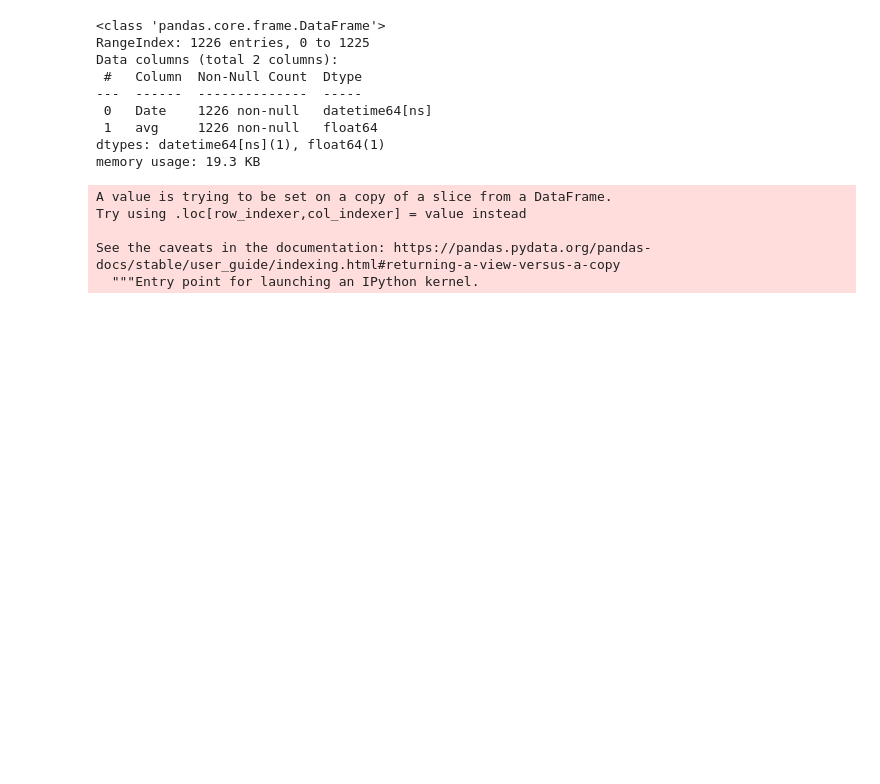
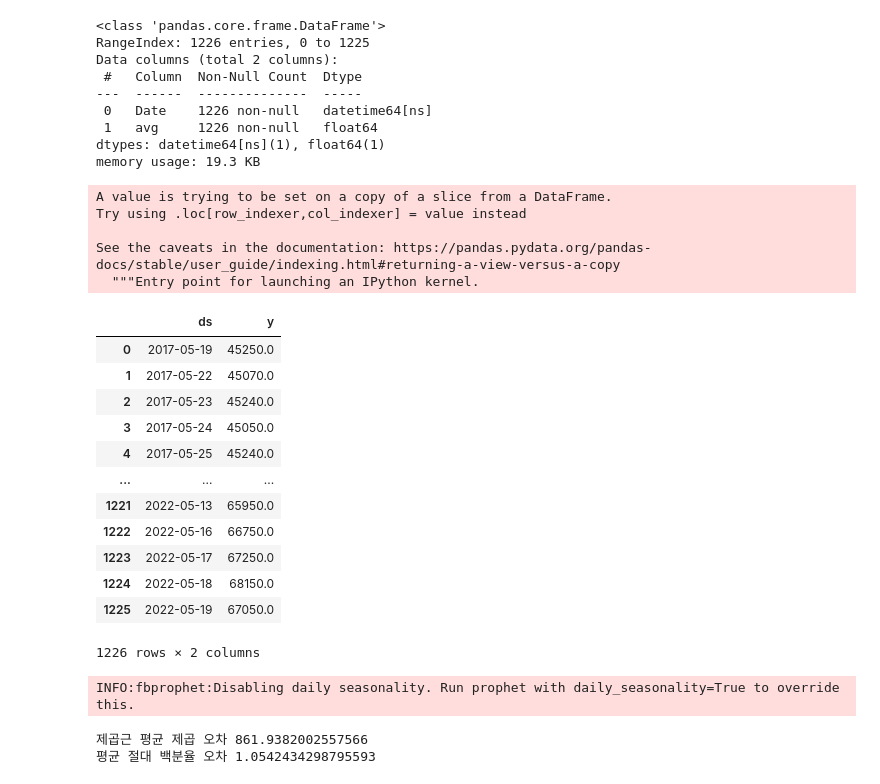
Before and after one commit to koreabao/public_data, a Jupyter notebook: 주가예측.ipynb, the cells around one changed output. Drawn from its saved outputs; the diff is of its cells as text; code cells hidden in the pictures; blank space fills up the shorter version.

```diff
--- a/주가예측.ipynb
+++ b/주가예측.ipynb
@@ -71,3 +71,48 @@ See the caveats in the documentation: https://pandas.pydata.org/pandas-docs/stab
   """Entry point for launching an IPython kernel.
 # %%
 ss1.columns = ['ds','y']
+ss1
+# %% [output]
+|  | ds | y |
+| 0 | 2017-05-19 | 45250.0 |
+| 1 | 2017-05-22 | 45070.0 |
+| 2 | 2017-05-23 | 45240.0 |
+| 3 | 2017-05-24 | 45050.0 |
+| 4 | 2017-05-25 | 45240.0 |
+| ... | ... | ... |
+| 1221 | 2022-05-13 | 65950.0 |
+| 1222 | 2022-05-16 | 66750.0 |
+| 1223 | 2022-05-17 | 67250.0 |
+| 1224 | 2022-05-18 | 68150.0 |
+| 1225 | 2022-05-19 | 67050.0 |
+1226 rows × 2 columns
+# %%
+from fbprophet import Prophet
+model = Prophet()
+
+# 2주 앞의 주식가격을 예측하고, 예측 정확도 확인하기
+
+ss1_train = ss1[:-10]     # train data
+ss1_test   = ss1[-10:]     # test data
+
+model.fit(ss1_train)
+term=model.make_future_dataframe(periods=10, freq='B')    # business day
+prediction=model.predict(term)
+
+predS=prediction[['ds', 'yhat']]
+predS1=predS.set_index('ds')             # 예측데이터
+ss2_test=ss1_test.set_index('ds')        # 실제데이터
+
+precision=pd.concat( [ ss2_test,  predS1 ], axis=1 ) # 파일 통합
+precision=precision.dropna()           #  NaN 널값 삭제
+
+import numpy as np
+RSME=np.sqrt(((precision['y'] - precision['yhat'])**2).mean())    # RMSE
+print('제곱근 평균 제곱 오차', RSME)
+
+MAPE=(np.abs((precision['y'] - precision['yhat']) /precision['y'])).mean()*100   #평균 절대 백분율 오차 Mean Absolute Percentage Error(MAPE))
+print('평균 절대 백분율 오차', MAPE)
+# %% [output]
+INFO:fbprophet:Disabling daily seasonality. Run prophet with daily_seasonality=True to override this.
+제곱근 평균 제곱 오차 861.9382002557566
+평균 절대 백분율 오차 1.0542434298795593
```
Also changed, not shown: parts of 7 cells of this notebook.
